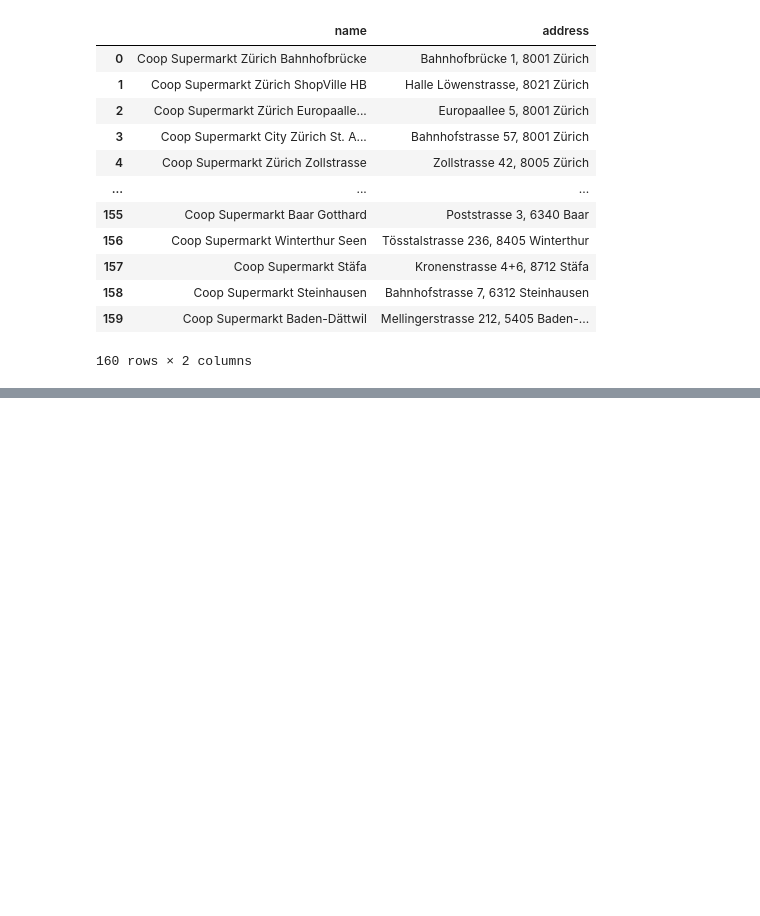
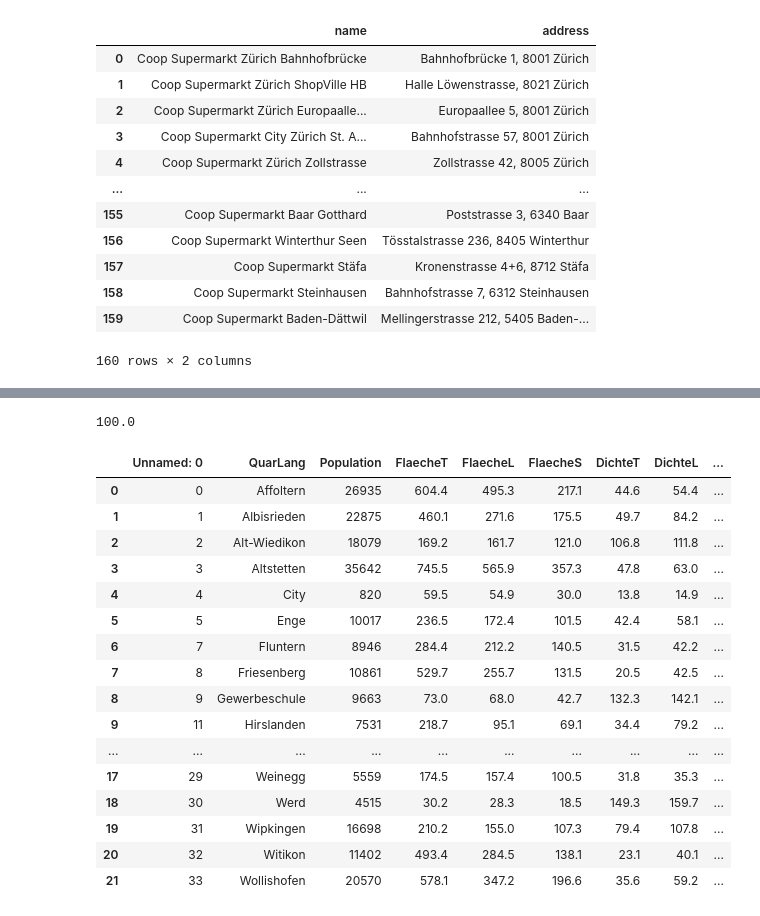
Before and after one commit to alexandraciobica/denner-challenge, a Jupyter notebook: notebooks/getCoordinatesFromAddress.ipynb, the cells around one changed output, grey strips where cells are left out. Cells and saved outputs as stored; diff of their text form; code cells hidden in the pictures; blank space fills up the shorter version.

Commit message:
Adding store density to the data

```diff
--- a/notebooks/getCoordinatesFromAddress.ipynb
+++ b/notebooks/getCoordinatesFromAddress.ipynb
@@ -303,0 +358,3 @@ post_dict = {
+# %%
+population = pd.read_csv("../data/population_density_income.csv")
+population.head()
@@ -303,0 +372,3 @@ post_dict = {
+# %%
+stores_per_quarter = all_branches.groupby(['name', 'quarter_new'])['name'].aggregate("count").unstack()
+stores_per_quarter = stores_per_quarter.transpose()
@@ -303,0 +379,7 @@ post_dict = {
+# %%
+# population.QuarLang
+stores_per_quarter.fillna(0, inplace=True)
+# df.fillna(0)
+
+
+stores_per_quarter.reset_index()
@@ -303,0 +404,17 @@ post_dict = {
+# %%
+for key, q in enumerate(population.index):
+    # print(key,q)
+
+    # print(q, "a")
+
+    if q in stores_per_quarter.index:
+        # print(q, "b")
+        # print(stores_per_quarter.index)
+        # print(q in stores_per_quarter.index)
+        population.loc[q,'density_coop']=stores_per_quarter.loc[q,"Coop"]
+        print(stores_per_quarter.loc[q,"Coop"])
+        # print(population['density_denner'])
+    else:
+        population['density_coop']="no store"
+# %% [output]
+100.0
@@ -303,0 +426,22 @@ post_dict = {
+# %%
+df = population.merge(stores_per_quarter, left_on='QuarLang', right_on='quarter_new')
+df.drop(columns='density_coop', inplace=True)
+df
+# %% [output]
+|  | Unnamed: 0 | QuarLang | Population | FlaecheT | FlaecheL | FlaecheS | DichteT | DichteL | ... |
+| 0 | 0 | Affoltern | 26935 | 604.4 | 495.3 | 217.1 | 44.6 | 54.4 | ... |
+| 1 | 1 | Albisrieden | 22875 | 460.1 | 271.6 | 175.5 | 49.7 | 84.2 | ... |
+| 2 | 2 | Alt-Wiedikon | 18079 | 169.2 | 161.7 | 121.0 | 106.8 | 111.8 | ... |
+| 3 | 3 | Altstetten | 35642 | 745.5 | 565.9 | 357.3 | 47.8 | 63.0 | ... |
+| 4 | 4 | City | 820 | 59.5 | 54.9 | 30.0 | 13.8 | 14.9 | ... |
+| 5 | 5 | Enge | 10017 | 236.5 | 172.4 | 101.5 | 42.4 | 58.1 | ... |
+| 6 | 7 | Fluntern | 8946 | 284.4 | 212.2 | 140.5 | 31.5 | 42.2 | ... |
+| 7 | 8 | Friesenberg | 10861 | 529.7 | 255.7 | 131.5 | 20.5 | 42.5 | ... |
+| 8 | 9 | Gewerbeschule | 9663 | 73.0 | 68.0 | 42.7 | 132.3 | 142.1 | ... |
+| 9 | 11 | Hirslanden | 7531 | 218.7 | 95.1 | 69.1 | 34.4 | 79.2 | ... |
+| ... | ... | ... | ... | ... | ... | ... | ... | ... | ... |
+| 17 | 29 | Weinegg | 5559 | 174.5 | 157.4 | 100.5 | 31.8 | 35.3 | ... |
+| 18 | 30 | Werd | 4515 | 30.2 | 28.3 | 18.5 | 149.3 | 159.7 | ... |
+| 19 | 31 | Wipkingen | 16698 | 210.2 | 155.0 | 107.3 | 79.4 | 107.8 | ... |
+| 20 | 32 | Witikon | 11402 | 493.4 | 284.5 | 138.1 | 23.1 | 40.1 | ... |
+| 21 | 33 | Wollishofen | 20570 | 578.1 | 347.2 | 196.6 | 35.6 | 59.2 | ... |
```
Also changed, not shown: parts of 17 cells of this notebook, 2 other files.
